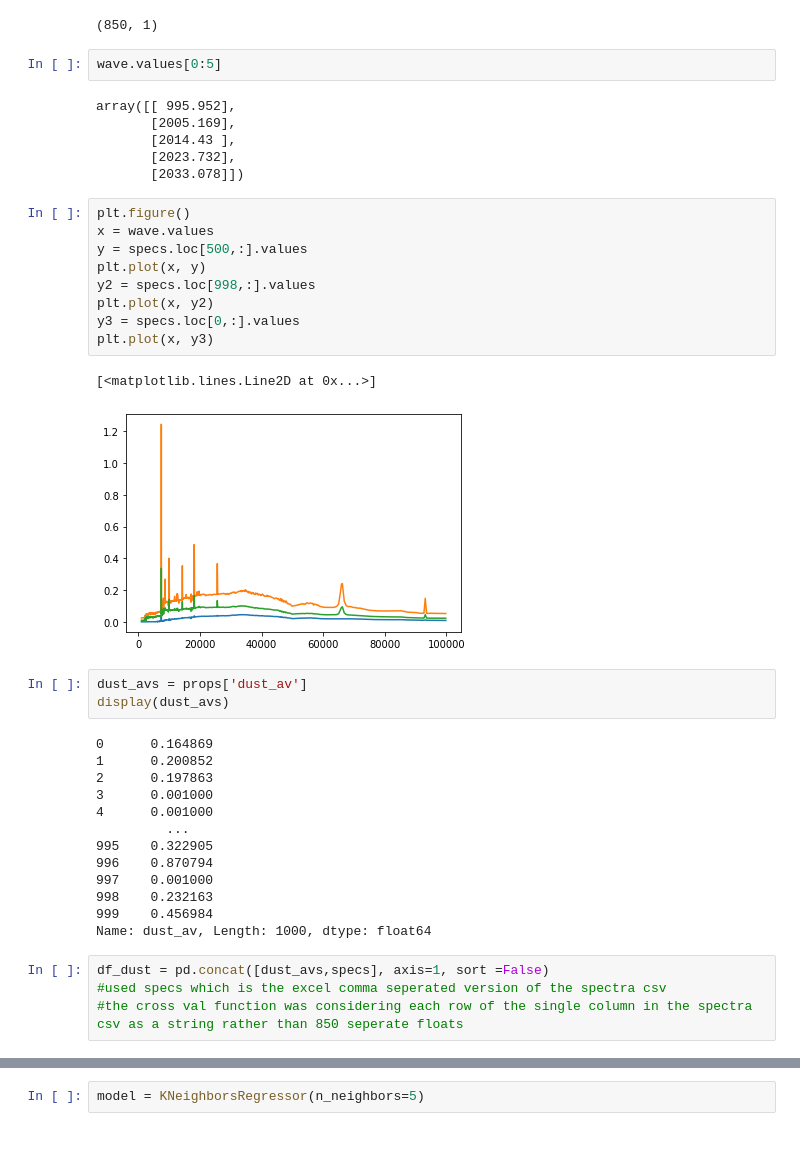
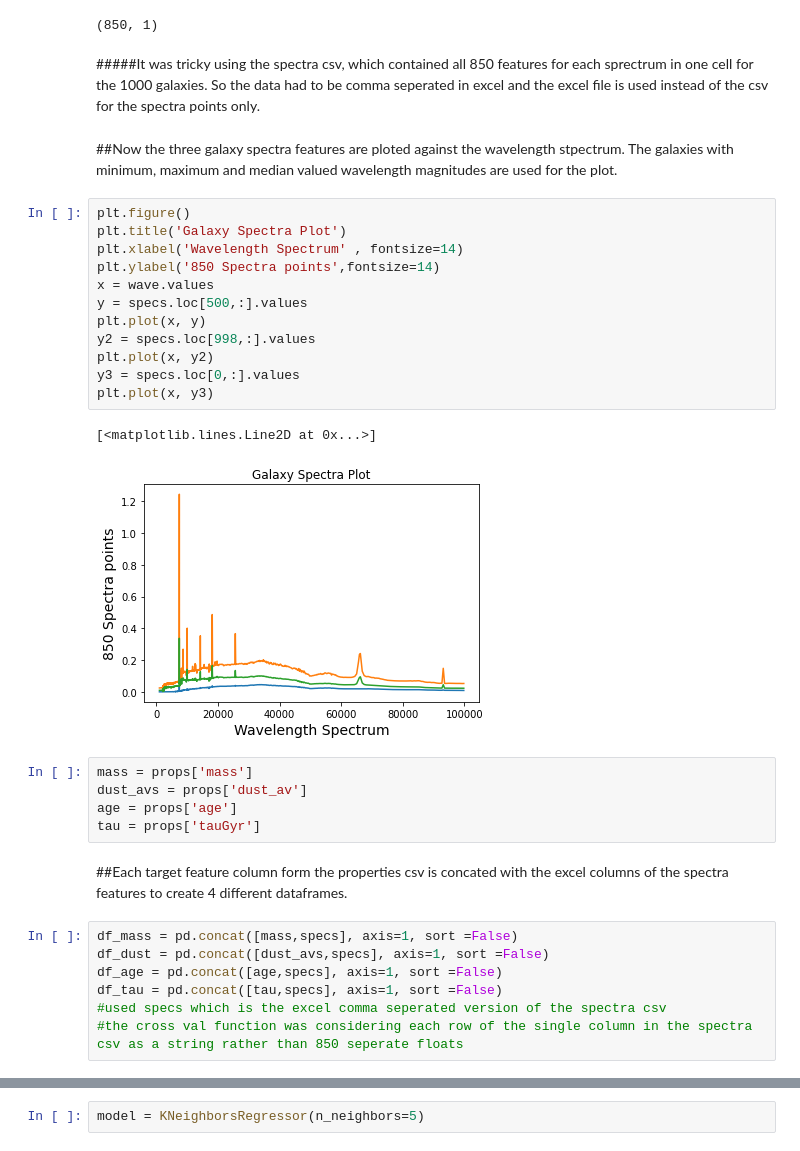
Before and after one commit to PProsper/3600ID_ML, a Jupyter notebook: FinalProject.ipynb, the cells around one changed output, grey strips where cells are left out. Cells and saved outputs as stored; diff of their text form.

```diff
--- a/FinalProject.ipynb
+++ b/FinalProject.ipynb
@@ -56,44 +69,37 @@ array([[0.010532 , 0.0118543, 0.0114774, ..., 0.0235315, 0.0235232,
 wave.shape
 # %% [output]
 (850, 1)
-# %%
-wave.values[0:5]
-# %% [output]
-array([[ 995.952],
-       [2005.169],
-       [2014.43 ],
-       [2023.732],
-       [2033.078]])
+# %% [markdown]
+#####It was tricky using the spectra csv, which contained all 850 features for each sprectrum in one cell for the 1000 galaxies. So the data had to be comma seperated in excel and the excel file is used instead of the csv for the spectra points only.
+# %% [markdown]
+##Now the three galaxy spectra features are ploted against the wavelength stpectrum. The galaxies with minimum, maximum and median valued wavelength magnitudes are used for the plot.
 # %%
 plt.figure()
+plt.title('Galaxy Spectra Plot')
+plt.xlabel('Wavelength Spectrum' , fontsize=14)
+plt.ylabel('850 Spectra points',fontsize=14)
 x = wave.values
 y = specs.loc[500,:].values
 plt.plot(x, y)
 y2 = specs.loc[998,:].values
 plt.plot(x, y2)
 y3 = specs.loc[0,:].values
 plt.plot(x, y3)
 # %% [output]
 [<matplotlib.lines.Line2D at 0x...>]
-[figure, old version]
+[figure, new version]
-# %%
-dust_avs = props['dust_av']
-display(dust_avs)
-# %% [output]
-0      0.164869
-1      0.200852
-2      0.197863
-3      0.001000
-4      0.001000
-         ...
-995    0.322905
-996    0.870794
-997    0.001000
-998    0.232163
-999    0.456984
-Name: dust_av, Length: 1000, dtype: float64
+# %%
+mass = props['mass']
+dust_avs = props['dust_av']
+age = props['age']
+tau = props['tauGyr']
+# %% [markdown]
+##Each target feature column form the properties csv is concated with the excel columns of the spectra features to create 4 different dataframes.
 # %%
+df_mass = pd.concat([mass,specs], axis=1, sort =False)
 df_dust = pd.concat([dust_avs,specs], axis=1, sort =False)
+df_age = pd.concat([age,specs], axis=1, sort =False)
+df_tau = pd.concat([tau,specs], axis=1, sort =False)
 #used specs which is the excel comma seperated version of the spectra csv
 #the cross val function was considering each row of the single column in the spectra csv as a string rather than 850 seperate floats
 # %%
```
Also changed, not shown: parts of 139 cells of this notebook.
